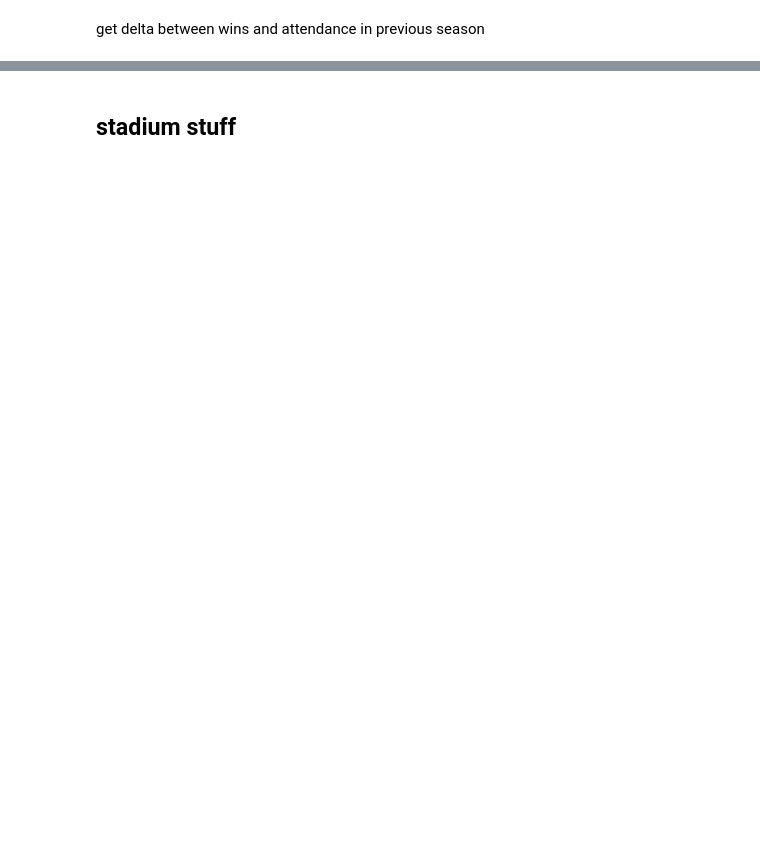
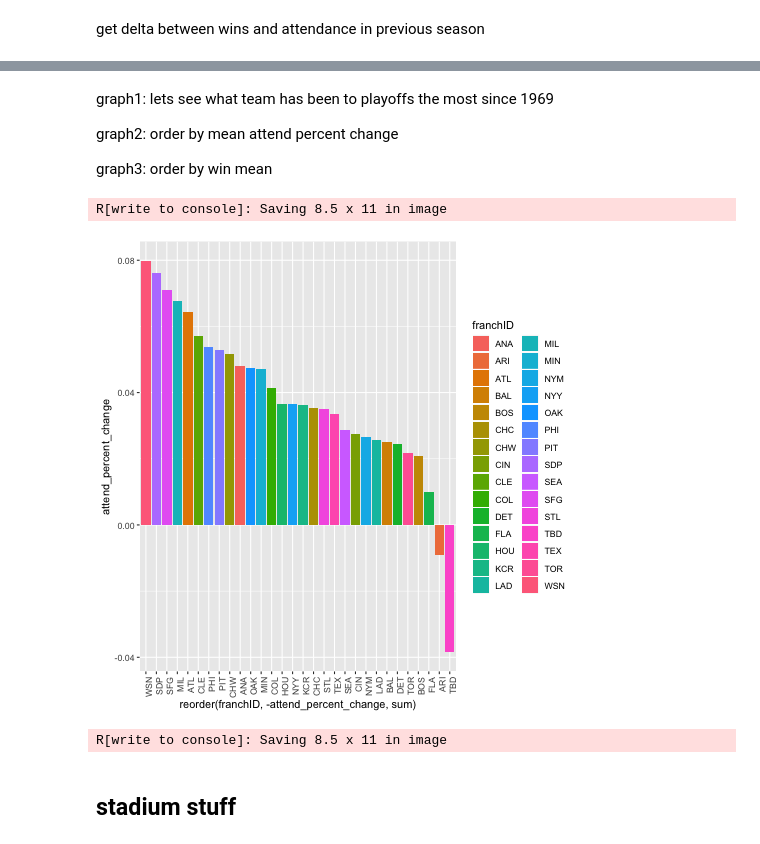
Before and after one commit to alan-flint/MLB-Visualization, a Jupyter notebook: code/rushil_historical_sandbox.ipynb, the cells around one changed output, grey strips where cells are left out. Cells and saved outputs as stored; diff of their text form; code cells hidden in the pictures; blank space fills up the shorter version.

Commit message:
ordered graphs created

```diff
--- a/code/rushil_historical_sandbox.ipynb
+++ b/code/rushil_historical_sandbox.ipynb
@@ -115,8 +115,3 @@ active_teams_df['attend_diff'] = active_teams_df['attendance'] - active_teams_df
 # %%
 #calcualte percentage change for attendance becuase stadium sizes vary, probably not necessary for wins since all out of 162
 active_teams_df['attend_percent_change'] = active_teams_df['attendance']/active_teams_df['prev_attend'] -1
-# %%
-#change 1969 to N/A for win and attend diff and attend_percent_change
-active_teams_df.loc[active_teams_df.yearID == 1969]['win_diff'] = np.nan
-active_teams_df.loc[active_teams_df.yearID == 1969]['attend_diff'] = np.nan
-active_teams_df.loc[active_teams_df.yearID == 1969]['attend_percent_change'] = np.nan
@@ -158,0 +118,3 @@ active_teams_df.loc[active_teams_df.yearID == 1969]
+# %%
+#average the wins and attendance in a dataframe
+mean_win_attend = active_teams_df.loc[active_teams_df.yearID > 1969][['franchID', 'W', 'attendance', 'attend_percent_change']].groupby(['franchID']).mean().reset_index()
@@ -159,3 +155,39 @@ active_teams_df.loc[active_teams_df.yearID == 1969]
+# %% [markdown]
+graph1: lets see what team has been to playoffs the most since 1969
+
+graph2: order by mean attend percent change
+
+graph3: order by win mean
+# %%
+%%R -w 8.5 -h 11 --units in -r 400
+
+#mean_win_attend$franchID <- factor(mean_win_attend$franchID, levels=unique(as.character(mean_win_attend$franchID )) )
+
+ggplot(data = mean_win_attend_1, aes(x=reorder(franchID,-W,sum), y = W, fill = franchID)) +
+    geom_bar(stat = 'identity') +
+    theme(axis.text.x = element_text(angle = 90, hjust = 1)) #+
+    #xlim(rev(levels(mean_win_attend$franchID)))
+ggsave('../images/avg_wins.pdf')
+# %% [output]
+R[write to console]: Saving 8.5 x 11 in image
+# %%
+%%R
+
+ggplot(data = mean_win_attend, aes(x=reorder(franchID,-attend_percent_change,sum), y = attend_percent_change, fill = franchID)) +
+    geom_bar(stat = 'identity') +
+    theme(axis.text.x = element_text(angle = 90, hjust = 1))
+# %% [output]
+[figure, added]
+# %%
+%%R -w 8.5 -h 11 --units in -r 400
+
+ggplot(data = playoff_appear, aes(x=reorder(franchID,-playoff_boolean,sum), y = playoff_boolean, fill = franchID)) +
+    geom_bar(stat = 'identity') +
+    theme(axis.text.x = element_text(angle = 90, hjust = 1))
+
+ggsave('../images/playoff_appearances.pdf')
+# %% [output]
+R[write to console]: Saving 8.5 x 11 in image
 # %% [markdown]
 stadium stuff
 ---
```
Also changed, not shown: parts of 12 cells of this notebook.
